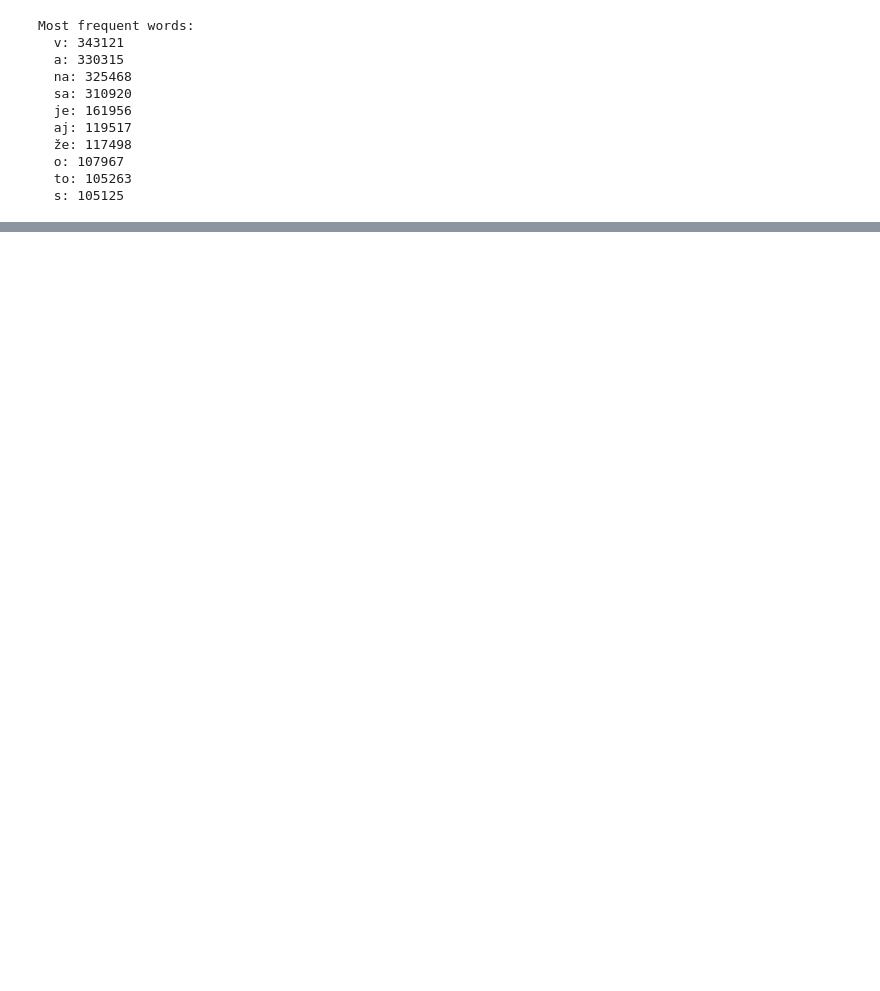
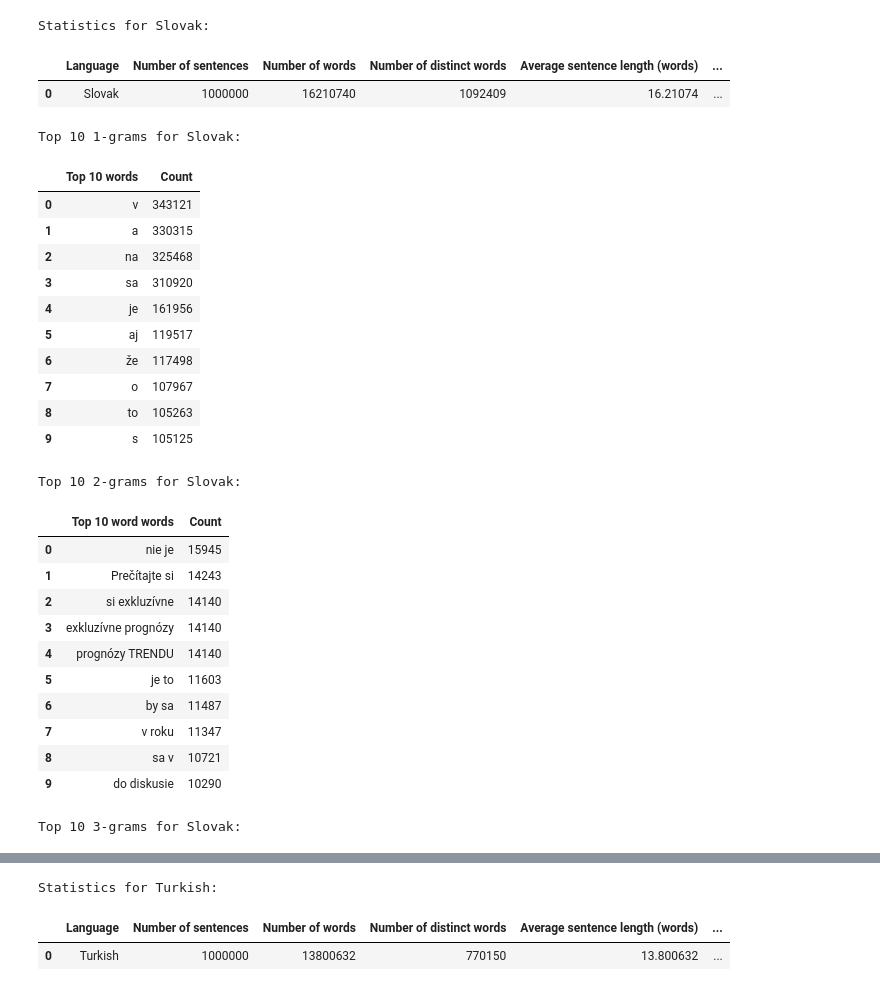
Before and after one commit to lluten/language-as-data, a Jupyter notebook: statistics.ipynb, the cells around one changed output, grey strips where cells are left out. Saved outputs shown, nothing was run; the diff lists cells and outputs as text; code cells hidden in the pictures; blank space fills up the shorter version.

```diff
--- a/statistics.ipynb
+++ b/statistics.ipynb
@@ -74,18 +50,63 @@ Number of word forms with frequency 1 (hapax legomena): 649061
+# %%
+# build df with most frequent words, bigrams and trigrams
+def build_frequent_ngrams_df(df, n=1, top_k=10):
+    from collections import Counter
+    from nltk import ngrams
+
+    all_ngrams = []
+    for sentence in df["sentence"]:
+        tokens = sentence.split()
+        n_grams = ngrams(tokens, n)
+        all_ngrams.extend(n_grams)
+
+    ngram_counts = Counter(all_ngrams)
+    most_common_ngrams = ngram_counts.most_common(top_k)
+
+    ngram_list = [' '.join(ngram) for ngram, count in most_common_ngrams]
+    counts = [count for ngram, count in most_common_ngrams]
+
+    return pd.DataFrame({
+        f'Top {top_k} {" ".join(["word"]*n)}s': ngram_list,
+        'Count': counts
+    })
 # %%
-# most frequent words
-most_common_words = word_counts.most_common(10)
-print("Most frequent words:")
-for word, count in most_common_words:
-    print(f"  {word}: {count}")
+for df, lang in [(slk_df, "Slovak"), (tur_df, "Turkish")]:
+    statistics = build_statistics_df(df, lang)
+    print(f"Statistics for {lang}:")
+    display(statistics)
+    statistics.to_csv(f"data/out/statistics_{lang.lower()}.csv", index=False)
+
+    for n in [1, 2, 3]:
+        frequent_ngrams_df = build_frequent_ngrams_df(df, n=n, top_k=10)
+        print(f"Top 10 {n}-grams for {lang}:")
+        display(frequent_ngrams_df)
+        frequent_ngrams_df.to_csv(f"data/out/frequent_{n}grams_{lang.lower()}.csv", index=False)
 # %% [output]
-Most frequent words:
-  v: 343121
-  a: 330315
-  na: 325468
-  sa: 310920
-  je: 161956
-  aj: 119517
-  že: 117498
-  o: 107967
-  to: 105263
-  s: 105125
+Statistics for Slovak:
+|  | Language | Number of sentences | Number of words | Number of distinct words | Average sentence length (words) | ... |
+| 0 | Slovak | 1000000 | 16210740 | 1092409 | 16.21074 | ... |
+Top 10 1-grams for Slovak:
+|  | Top 10 words | Count |
+| 0 | v | 343121 |
+| 1 | a | 330315 |
+| 2 | na | 325468 |
+| 3 | sa | 310920 |
+| 4 | je | 161956 |
+| 5 | aj | 119517 |
+| 6 | že | 117498 |
+| 7 | o | 107967 |
+| 8 | to | 105263 |
+| 9 | s | 105125 |
+Top 10 2-grams for Slovak:
+|  | Top 10 word words | Count |
+| 0 | nie je | 15945 |
+| 1 | Prečítajte si | 14243 |
+| 2 | si exkluzívne | 14140 |
+| 3 | exkluzívne prognózy | 14140 |
+| 4 | prognózy TRENDU | 14140 |
+| 5 | je to | 11603 |
+| 6 | by sa | 11487 |
+| 7 | v roku | 11347 |
+| 8 | sa v | 10721 |
+| 9 | do diskusie | 10290 |
+Top 10 3-grams for Slovak:
@@ -91,0 +124,3 @@ Most frequent words:
+Statistics for Turkish:
+|  | Language | Number of sentences | Number of words | Number of distinct words | Average sentence length (words) | ... |
+| 0 | Turkish | 1000000 | 13800632 | 770150 | 13.800632 | ... |
```
Also changed, not shown: parts of 10 cells of this notebook.
